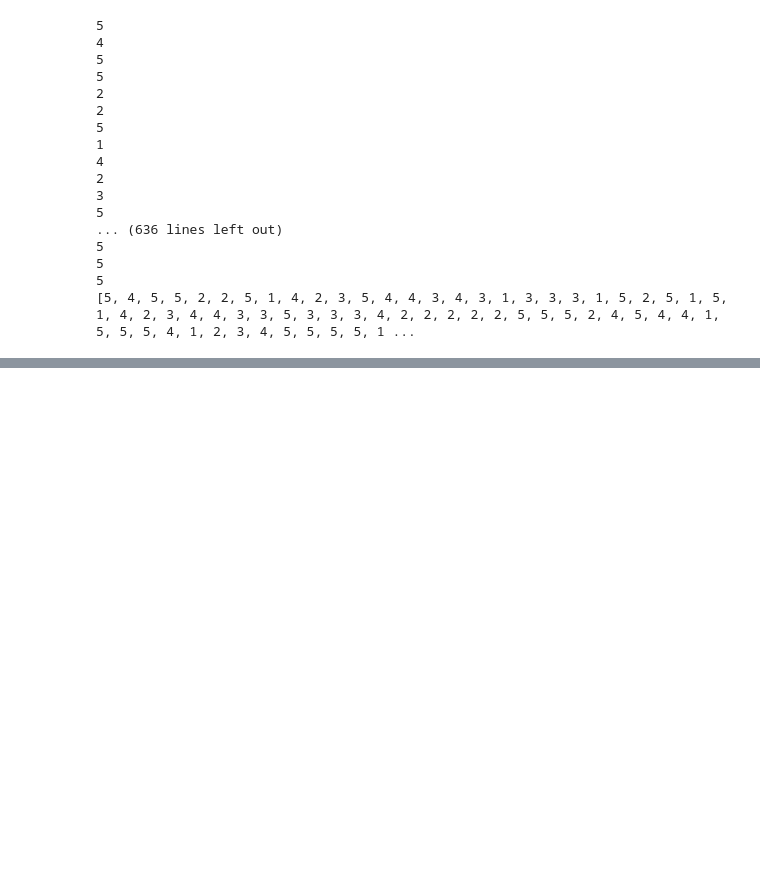
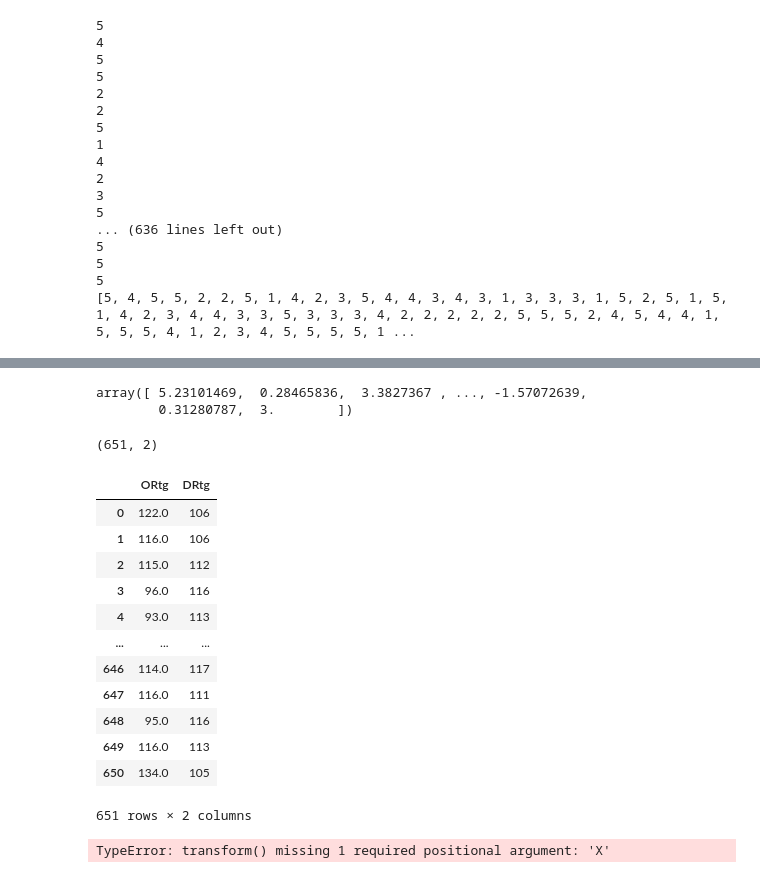
Before and after one commit to AmirMEdris/Nba-Player-Position-Clustering, a Jupyter notebook: Nba Clustering.ipynb, the cells around one changed output, grey strips where cells are left out. Saved outputs shown, nothing was run; the diff lists cells and outputs as text; code cells hidden in the pictures; blank space fills up the shorter version.

```diff
--- a/Nba Clustering.ipynb
+++ b/Nba Clustering.ipynb
@@ -299,0 +392,5 @@ df[(df['0'])&(df["label"] == i)]
+# %%
+x = df.to_numpy()
+y = yyyy
+
+X_train, X_test, y_train, y_test = train_test_split(x, y, test_size=0.33, random_state=42)
@@ -299,0 +458,29 @@ df[(df['0'])&(df["label"] == i)]
+# %%
+x[~np.isnan(x)]
+# %% [output]
+array([ 5.23101469,  0.28465836,  3.3827367 , ..., -1.57072639,
+        0.31280787,  3.        ])
+# %%
+y.shape
+# %% [output]
+(651, 2)
+# %%
+y.dropna()
+# %% [output]
+|  | ORtg | DRtg |
+| 0 | 122.0 | 106 |
+| 1 | 116.0 | 106 |
+| 2 | 115.0 | 112 |
+| 3 | 96.0 | 116 |
+| 4 | 93.0 | 113 |
+| ... | ... | ... |
+| 646 | 114.0 | 117 |
+| 647 | 116.0 | 111 |
+| 648 | 95.0 | 116 |
+| 649 | 116.0 | 113 |
+| 650 | 134.0 | 105 |
+651 rows × 2 columns
+# %%
+pca.transform()
+# %% [output]
+TypeError: transform() missing 1 required positional argument: 'X'
```
Also changed, not shown: parts of 29 cells of this notebook, 6 other files.
